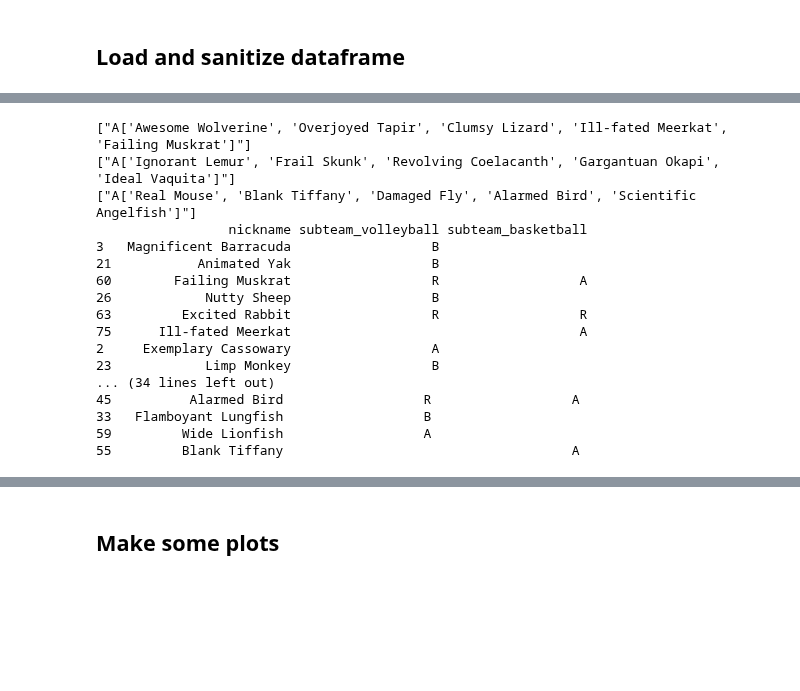
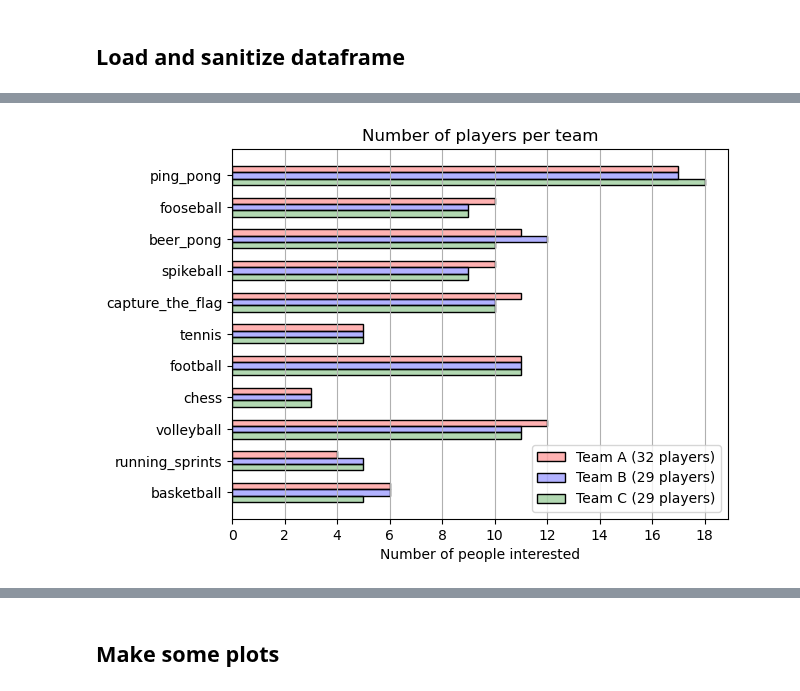
Before and after one commit to FBalzerMPE/imprs_sports_week, a Jupyter notebook: analyze_sportsweek_data.ipynb, the cells around one changed output, grey strips where cells are left out. Cells and saved outputs as stored; diff of their text form; code cells hidden in the pictures; blank space fills up the shorter version.

```diff
--- a/analyze_sportsweek_data.ipynb
+++ b/analyze_sportsweek_data.ipynb
@@ -65,27 +33,8 @@ players[players["running_sprints"] & ~players["chess"] & ~players["volleyball"]
-# %%
-import pandas as pd
-for team in teams:
-    subteams_bb = team.get_subteams_for_sport(hf.SPORTS_EVENTS["basketball"])
-    subteams_vb = team.get_subteams_for_sport(hf.SPORTS_EVENTS["volleyball"])
-    print([key + str(team["nickname"].tolist()) for key, team in subteams_bb.items()])
-for team in teams:
-    sub_df = team.player_df[(team.player_df["subteam_volleyball"] + team.player_df["subteam_basketball"]) != ""]
-    print(sub_df[["nickname", "subteam_volleyball", "subteam_basketball"]])
-# %% [output]
-["A['Awesome Wolverine', 'Overjoyed Tapir', 'Clumsy Lizard', 'Ill-fated Meerkat', 'Failing Muskrat']"]
-["A['Ignorant Lemur', 'Frail Skunk', 'Revolving Coelacanth', 'Gargantuan Okapi', 'Ideal Vaquita']"]
-["A['Real Mouse', 'Blank Tiffany', 'Damaged Fly', 'Alarmed Bird', 'Scientific Angelfish']"]
-                 nickname subteam_volleyball subteam_basketball
-3   Magnificent Barracuda                  B
-21           Animated Yak                  B
-60        Failing Muskrat                  R                  A
-26            Nutty Sheep                  B
-63         Excited Rabbit                  R                  R
-75      Ill-fated Meerkat                                     A
-2     Exemplary Cassowary                  A
-23            Limp Monkey                  B
-... (34 lines left out)
-45          Alarmed Bird                  R                  A
-33   Flamboyant Lungfish                  B
-59         Wide Lionfish                  A
-55         Blank Tiffany                                     A
+# %%
+fig, ax = plt.subplots()
+for team in hf.ALL_TEAMS:
+    team.plot_sports_num()
+ax.set_title("Number of players per team")
+ax.legend();
+# %% [output]
+[figure, added]
```
Also changed, not shown: parts of 7 cells of this notebook, 18 other files.
